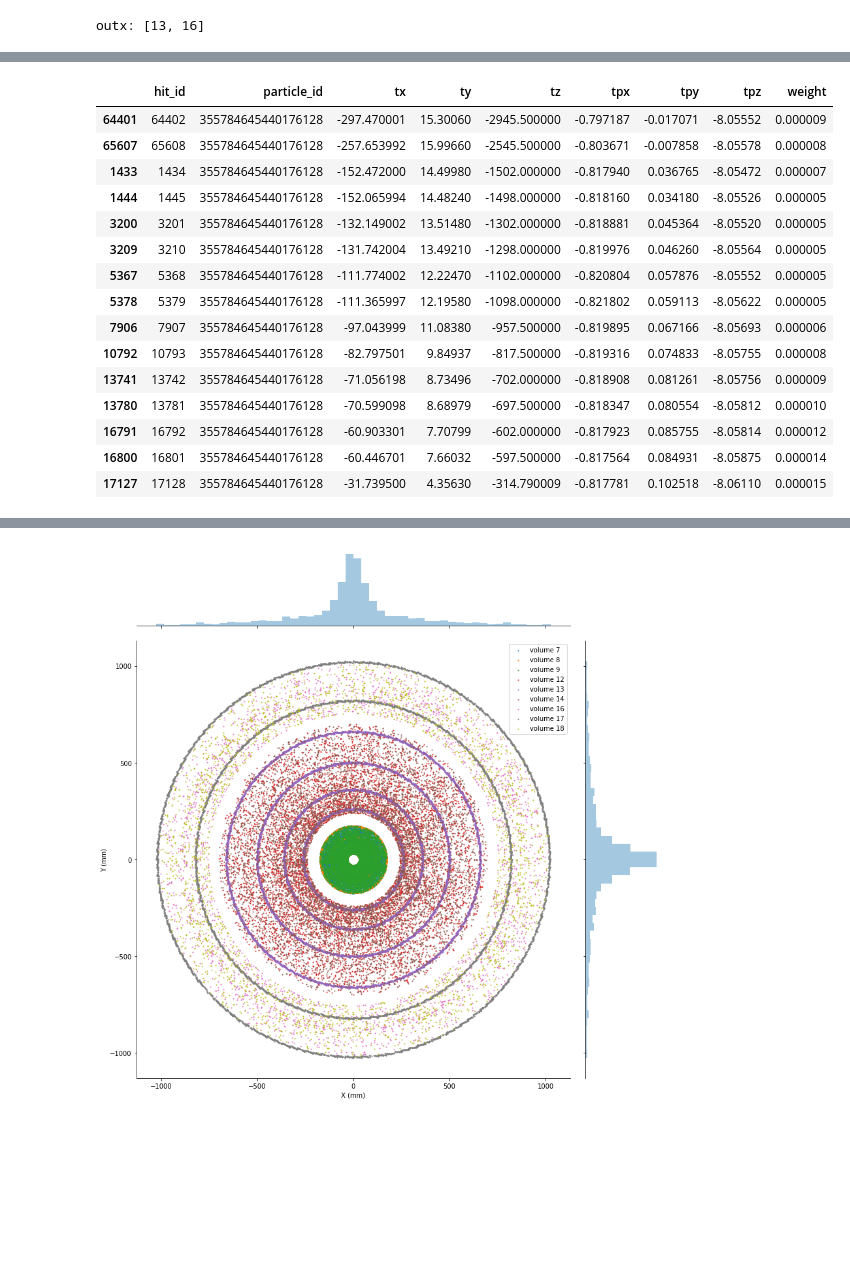
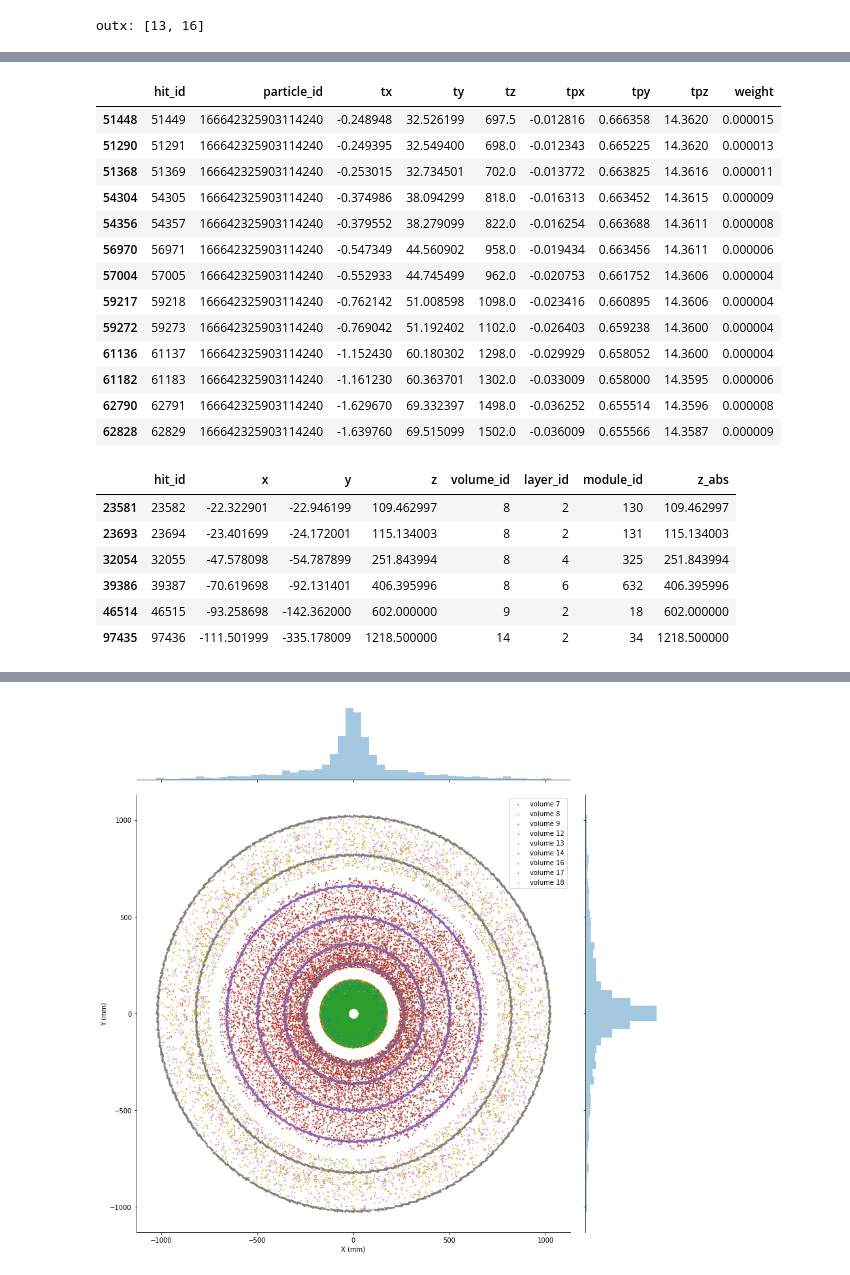
Before and after one commit to nicolefinnie/kaggle-trackml, a Jupyter notebook: src/notebooks/EDA/test_merge.ipynb, the cells around one changed output, grey strips where cells are left out. Cells and saved outputs as stored; diff of their text form; code cells hidden in the pictures; blank space fills up the shorter version.

```diff
--- a/src/notebooks/EDA/test_merge.ipynb
+++ b/src/notebooks/EDA/test_merge.ipynb
@@ -588,21 +763,19 @@ min: -34.9659
 # %%
-tr2_df = truth.loc[truth['particle_id'] == 355784645440176128]
+tr2_df = truth.loc[truth['particle_id'] == 166642325903114240]
 tr2_df = tr2_df.sort_values('tz')
 tr2_df
 # %% [output]
 |  | hit_id | particle_id | tx | ty | tz | tpx | tpy | tpz | weight |
-| 64401 | 64402 | 355784645440176128 | -297.470001 | 15.30060 | -2945.500000 | -0.797187 | -0.017071 | -8.05552 | 0.000009 |
-| 65607 | 65608 | 355784645440176128 | -257.653992 | 15.99660 | -2545.500000 | -0.803671 | -0.007858 | -8.05578 | 0.000008 |
-| 1433 | 1434 | 355784645440176128 | -152.472000 | 14.49980 | -1502.000000 | -0.817940 | 0.036765 | -8.05472 | 0.000007 |
-| 1444 | 1445 | 355784645440176128 | -152.065994 | 14.48240 | -1498.000000 | -0.818160 | 0.034180 | -8.05526 | 0.000005 |
-| 3200 | 3201 | 355784645440176128 | -132.149002 | 13.51480 | -1302.000000 | -0.818881 | 0.045364 | -8.05520 | 0.000005 |
-| 3209 | 3210 | 355784645440176128 | -131.742004 | 13.49210 | -1298.000000 | -0.819976 | 0.046260 | -8.05564 | 0.000005 |
-| 5367 | 5368 | 355784645440176128 | -111.774002 | 12.22470 | -1102.000000 | -0.820804 | 0.057876 | -8.05552 | 0.000005 |
-| 5378 | 5379 | 355784645440176128 | -111.365997 | 12.19580 | -1098.000000 | -0.821802 | 0.059113 | -8.05622 | 0.000005 |
-| 7906 | 7907 | 355784645440176128 | -97.043999 | 11.08380 | -957.500000 | -0.819895 | 0.067166 | -8.05693 | 0.000006 |
-| 10792 | 10793 | 355784645440176128 | -82.797501 | 9.84937 | -817.500000 | -0.819316 | 0.074833 | -8.05755 | 0.000008 |
-| 13741 | 13742 | 355784645440176128 | -71.056198 | 8.73496 | -702.000000 | -0.818908 | 0.081261 | -8.05756 | 0.000009 |
-| 13780 | 13781 | 355784645440176128 | -70.599098 | 8.68979 | -697.500000 | -0.818347 | 0.080554 | -8.05812 | 0.000010 |
-| 16791 | 16792 | 355784645440176128 | -60.903301 | 7.70799 | -602.000000 | -0.817923 | 0.085755 | -8.05814 | 0.000012 |
-| 16800 | 16801 | 355784645440176128 | -60.446701 | 7.66032 | -597.500000 | -0.817564 | 0.084931 | -8.05875 | 0.000014 |
-| 17127 | 17128 | 355784645440176128 | -31.739500 | 4.35630 | -314.790009 | -0.817781 | 0.102518 | -8.06110 | 0.000015 |
+| 51448 | 51449 | 166642325903114240 | -0.248948 | 32.526199 | 697.5 | -0.012816 | 0.666358 | 14.3620 | 0.000015 |
+| 51290 | 51291 | 166642325903114240 | -0.249395 | 32.549400 | 698.0 | -0.012343 | 0.665225 | 14.3620 | 0.000013 |
+| 51368 | 51369 | 166642325903114240 | -0.253015 | 32.734501 | 702.0 | -0.013772 | 0.663825 | 14.3616 | 0.000011 |
+| 54304 | 54305 | 166642325903114240 | -0.374986 | 38.094299 | 818.0 | -0.016313 | 0.663452 | 14.3615 | 0.000009 |
+| 54356 | 54357 | 166642325903114240 | -0.379552 | 38.279099 | 822.0 | -0.016254 | 0.663688 | 14.3611 | 0.000008 |
+| 56970 | 56971 | 166642325903114240 | -0.547349 | 44.560902 | 958.0 | -0.019434 | 0.663456 | 14.3611 | 0.000006 |
+| 57004 | 57005 | 166642325903114240 | -0.552933 | 44.745499 | 962.0 | -0.020753 | 0.661752 | 14.3606 | 0.000004 |
+| 59217 | 59218 | 166642325903114240 | -0.762142 | 51.008598 | 1098.0 | -0.023416 | 0.660895 | 14.3606 | 0.000004 |
+| 59272 | 59273 | 166642325903114240 | -0.769042 | 51.192402 | 1102.0 | -0.026403 | 0.659238 | 14.3600 | 0.000004 |
+| 61136 | 61137 | 166642325903114240 | -1.152430 | 60.180302 | 1298.0 | -0.029929 | 0.658052 | 14.3600 | 0.000004 |
+| 61182 | 61183 | 166642325903114240 | -1.161230 | 60.363701 | 1302.0 | -0.033009 | 0.658000 | 14.3595 | 0.000006 |
+| 62790 | 62791 | 166642325903114240 | -1.629670 | 69.332397 | 1498.0 | -0.036252 | 0.655514 | 14.3596 | 0.000008 |
+| 62828 | 62829 | 166642325903114240 | -1.639760 | 69.515099 | 1502.0 | -0.036009 | 0.655566 | 14.3587 | 0.000009 |
@@ -608,0 +799,14 @@ tr2_df
+# %%
+hhh_ix = np.where(labels_helix == 208)
+hhh_df = hits.loc[hhh_ix]
+hhh_df = hhh_df.sort_values('z')
+# indexes in question: ???
+hhh_df
+# %% [output]
+|  | hit_id | x | y | z | volume_id | layer_id | module_id | z_abs |
+| 23581 | 23582 | -22.322901 | -22.946199 | 109.462997 | 8 | 2 | 130 | 109.462997 |
+| 23693 | 23694 | -23.401699 | -24.172001 | 115.134003 | 8 | 2 | 131 | 115.134003 |
+| 32054 | 32055 | -47.578098 | -54.787899 | 251.843994 | 8 | 4 | 325 | 251.843994 |
+| 39386 | 39387 | -70.619698 | -92.131401 | 406.395996 | 8 | 6 | 632 | 406.395996 |
+| 46514 | 46515 | -93.258698 | -142.362000 | 602.000000 | 9 | 2 | 18 | 602.000000 |
+| 97435 | 97436 | -111.501999 | -335.178009 | 1218.500000 | 14 | 2 | 34 | 1218.500000 |
```
Also changed, not shown: parts of 12 cells of this notebook.
